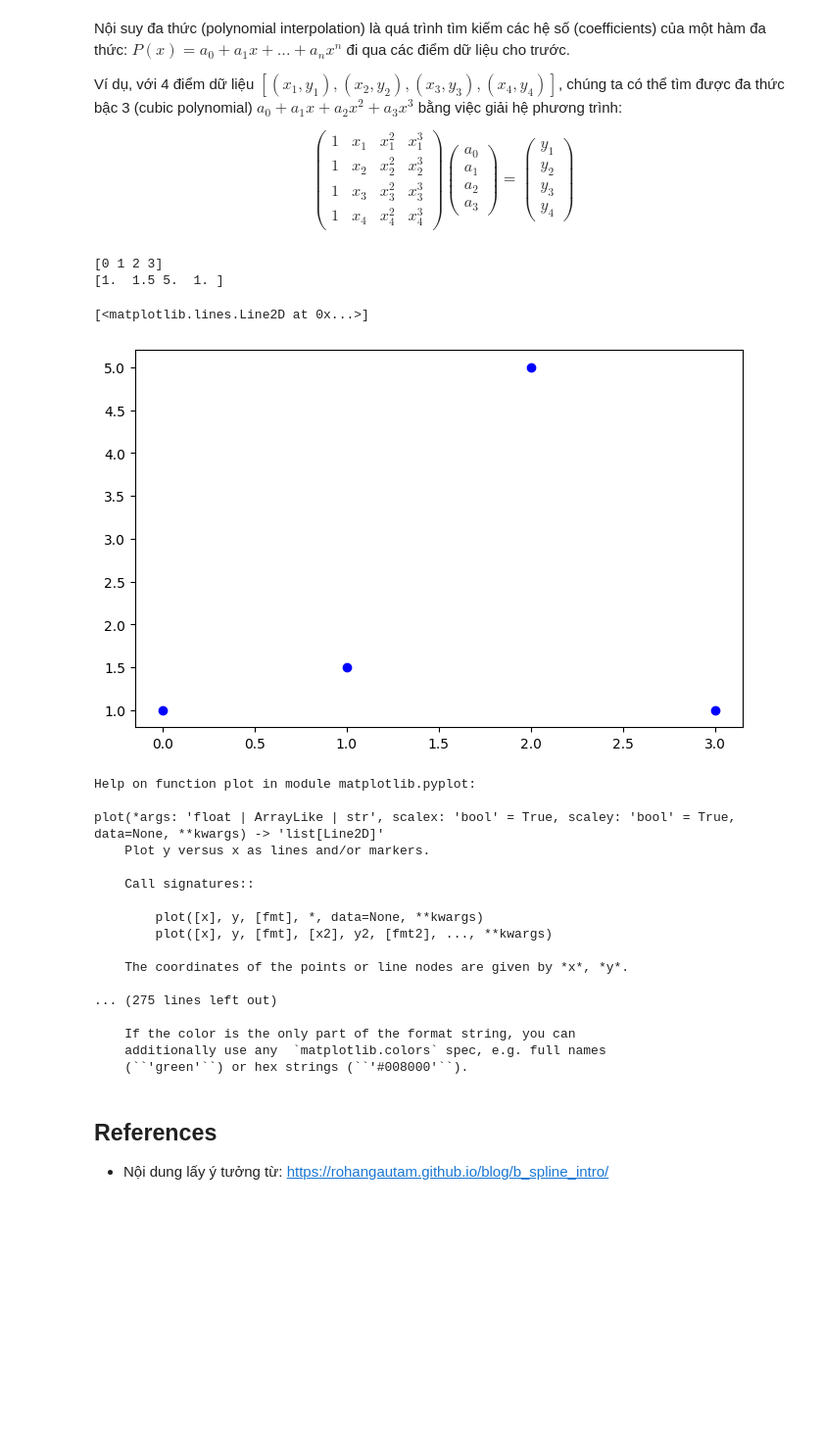
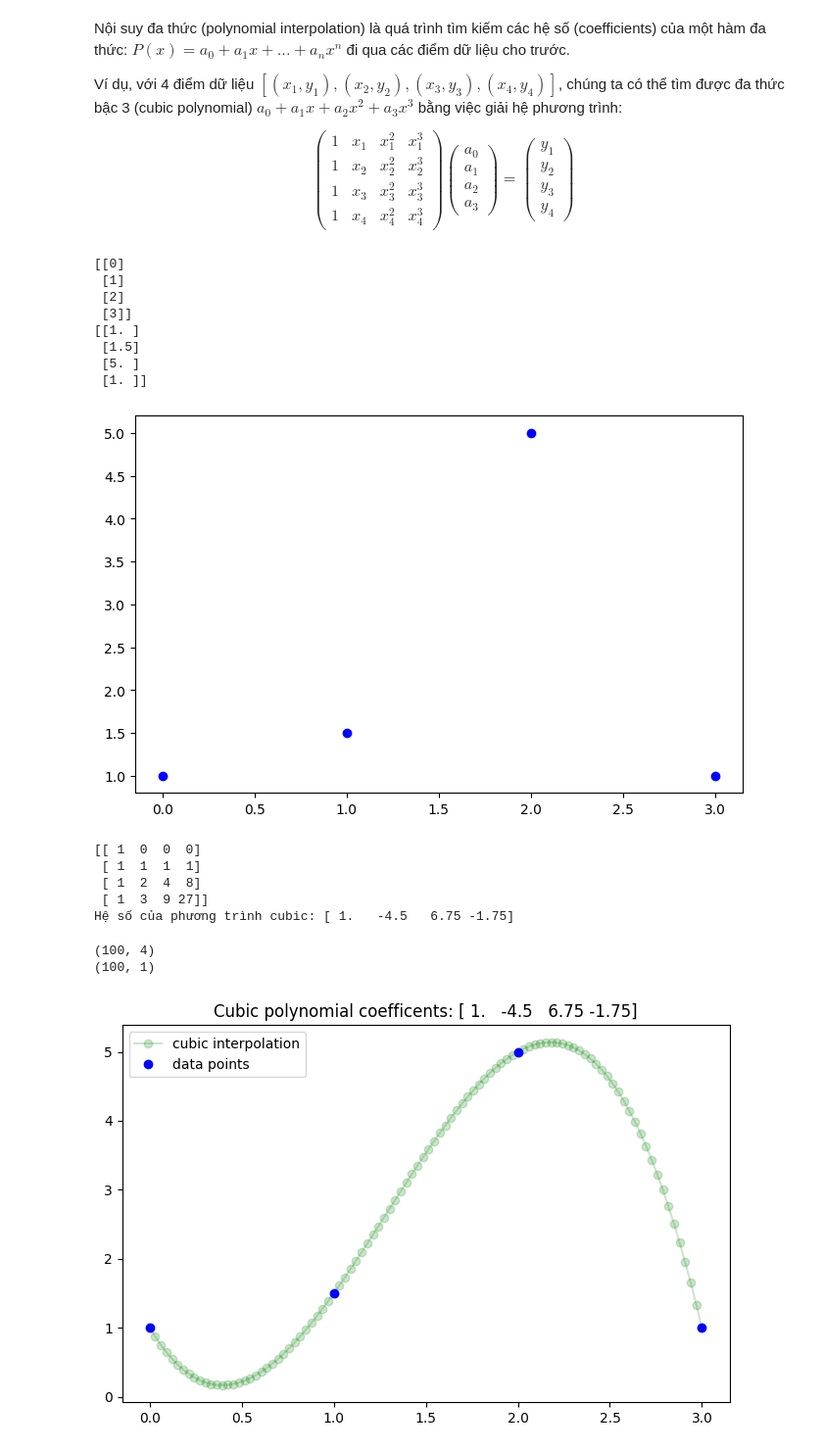
Before and after one commit to mducdaf2/ai-knowledges, a Jupyter notebook: KAN/B_splines.ipynb, the cells around one changed output. Shown at 98% size. Saved outputs shown, nothing was run; the diff lists cells and outputs as text; code cells hidden in the pictures; blank space fills up the shorter version.

```diff
--- a/KAN/B_splines.ipynb
+++ b/KAN/B_splines.ipynb
@@ -30,39 +32,53 @@ import numpy as np
 import matplotlib.pyplot as plt
 
 # Khởi tạo 4 điểm dữ liệu
-x = np.array([0, 1, 2, 3])
-y = np.array([1.0, 1.5, 5.0, 1.0])
+x = np.array([0, 1, 2, 3]).reshape(4, 1)
+y = np.array([1.0, 1.5, 5.0, 1.0]).reshape(4, 1)
 print(x)
 print(y)
 
 plt.figure(figsize=(8, 5))
 plt.plot(x, y, 'bo')
+plt.show()
 # %% [output]
-[0 1 2 3]
-[1.  1.5 5.  1. ]
+[[0]
+ [1]
+ [2]
+ [3]]
+[[1. ]
+ [1.5]
+ [5. ]
+ [1. ]]
-[<matplotlib.lines.Line2D at 0x...>]
 [figure]
-# %%
-# Khởi tạo ma trận Vandemore
-A = np.matrix()
-# %% [output]
-Help on function plot in module matplotlib.pyplot:
-
-plot(*args: 'float | ArrayLike | str', scalex: 'bool' = True, scaley: 'bool' = True, data=None, **kwargs) -> 'list[Line2D]'
-    Plot y versus x as lines and/or markers.
-
-    Call signatures::
-
-        plot([x], y, [fmt], *, data=None, **kwargs)
-        plot([x], y, [fmt], [x2], y2, [fmt2], ..., **kwargs)
-
-    The coordinates of the points or line nodes are given by *x*, *y*.
-
-... (275 lines left out)
-
-    If the color is the only part of the format string, you can
-    additionally use any  `matplotlib.colors` spec, e.g. full names
-    (``'green'``) or hex strings (``'#008000'``).
-# %% [markdown]
-## References
-- Nội dung lấy ý tưởng từ: https://rohangautam.github.io/blog/b_spline_intro/
+# %%
+# Khởi tạo ma trận Vandemore
+A = np.concat([x**0, x, x**2, x**3], axis=1)
+print(A)
+
+# Giải hệ phương trình tìm hệ số:
+coeff = np.linalg.solve(A, y)
+print("Hệ số của phương trình cubic:", coeff.reshape(4, ))
+# %% [output]
+[[ 1  0  0  0]
+ [ 1  1  1  1]
+ [ 1  2  4  8]
+ [ 1  3  9 27]]
+Hệ số của phương trình cubic: [ 1.   -4.5   6.75 -1.75]
+# %%
+# Trực quan hoá
+x_temp = np.linspace(0, 3, 100).reshape(-1, 1)
+x_vandermore = np.concat([x_temp**i for i in range(4)], axis=1)
+print(x_vandermore.shape)
+y_temp = x_vandermore @ coeff
+print(y_temp.shape)
+
+plt.figure(figsize=(8, 5))
+plt.plot(x_temp, y_temp, 'g-o', alpha=0.2, label="cubic interpolation")
+plt.plot(x, y, 'bo', label="data points")
+plt.title(f"Cubic polynomial coefficents: {coeff.reshape(4, )}")
+plt.legend()
+plt.show()
+# %% [output]
+(100, 4)
+(100, 1)
+[figure, added]
```
Also changed, not shown: parts of 7 cells of this notebook.
